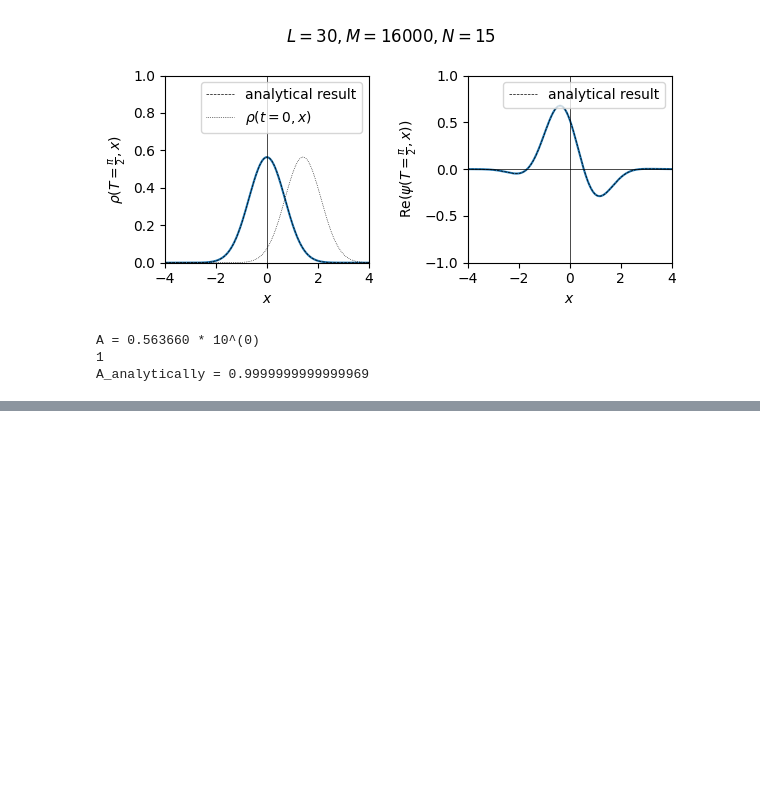
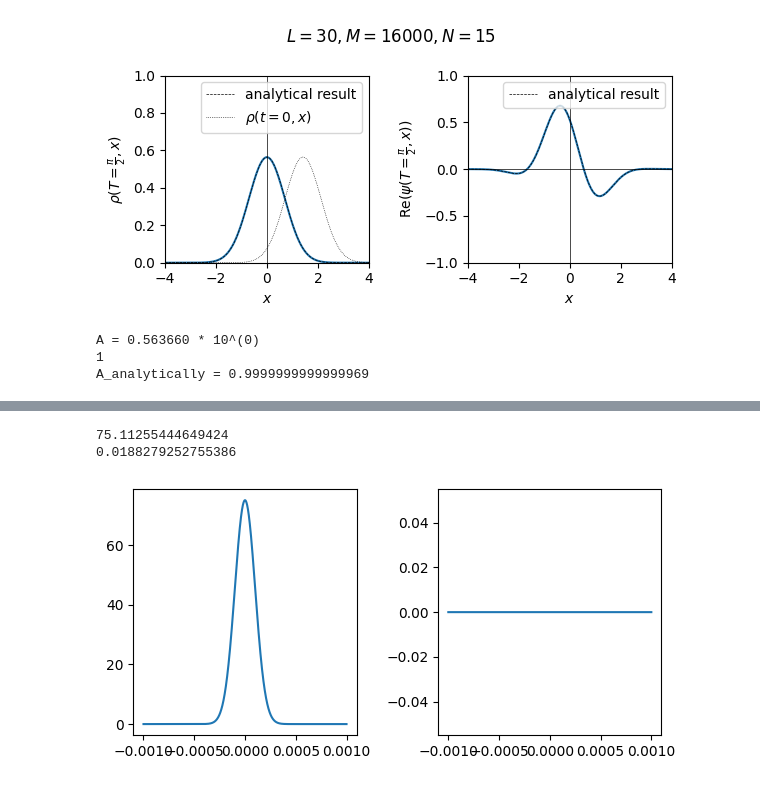
Before and after one commit to siyang03/numerical-path-integral, a Jupyter notebook: harmonic oscillator/harmonic oscillator.ipynb, the cells around one changed output, grey strips where cells are left out. Cells and saved outputs as stored; diff of their text form; code cells hidden in the pictures; blank space fills up the shorter version.

```diff
--- a/harmonic oscillator/harmonic oscillator.ipynb
+++ b/harmonic oscillator/harmonic oscillator.ipynb
@@ -145,0 +219,26 @@ A_analytically = 0.9999999999999969
+# %%
+d = 100000000
+
+def my_Hermite(n, x):
+    coeffs = [0]*n + [1]  # Coefficients: only the n-th term is 1
+    Hn = np.polynomial.hermite.Hermite(coeffs)
+    return Hn(x)
+def psi(n, x):
+    return (d/np.pi)**(1/4) * 1/np.sqrt(2**n * gamma(n+1)) * my_Hermite(n, np.sqrt(d)*x) * np.exp(- d * x**2/2)
+# %%
+xmax = 10/np.sqrt(d)
+n = 0
+x = np.linspace(-xmax, xmax, int(xmax*d))
+fig, axes = plt.subplots(1,2,figsize=(6,3))
+ax0=axes[0]
+ax0.plot(x, psi(n, x).real)
+ax1=axes[1]
+ax1.plot(x, psi(n, x).imag)
+plt.tight_layout()
+print((d/np.pi)**(1/4))
+print(sum(psi(n, x))*(x[1]-x[0]))
+plt.show()
+# %% [output]
+75.11255444649424
+0.0188279252755386
+[figure, added]
```
Also changed, not shown: parts of 7 cells of this notebook, 8 other files.
